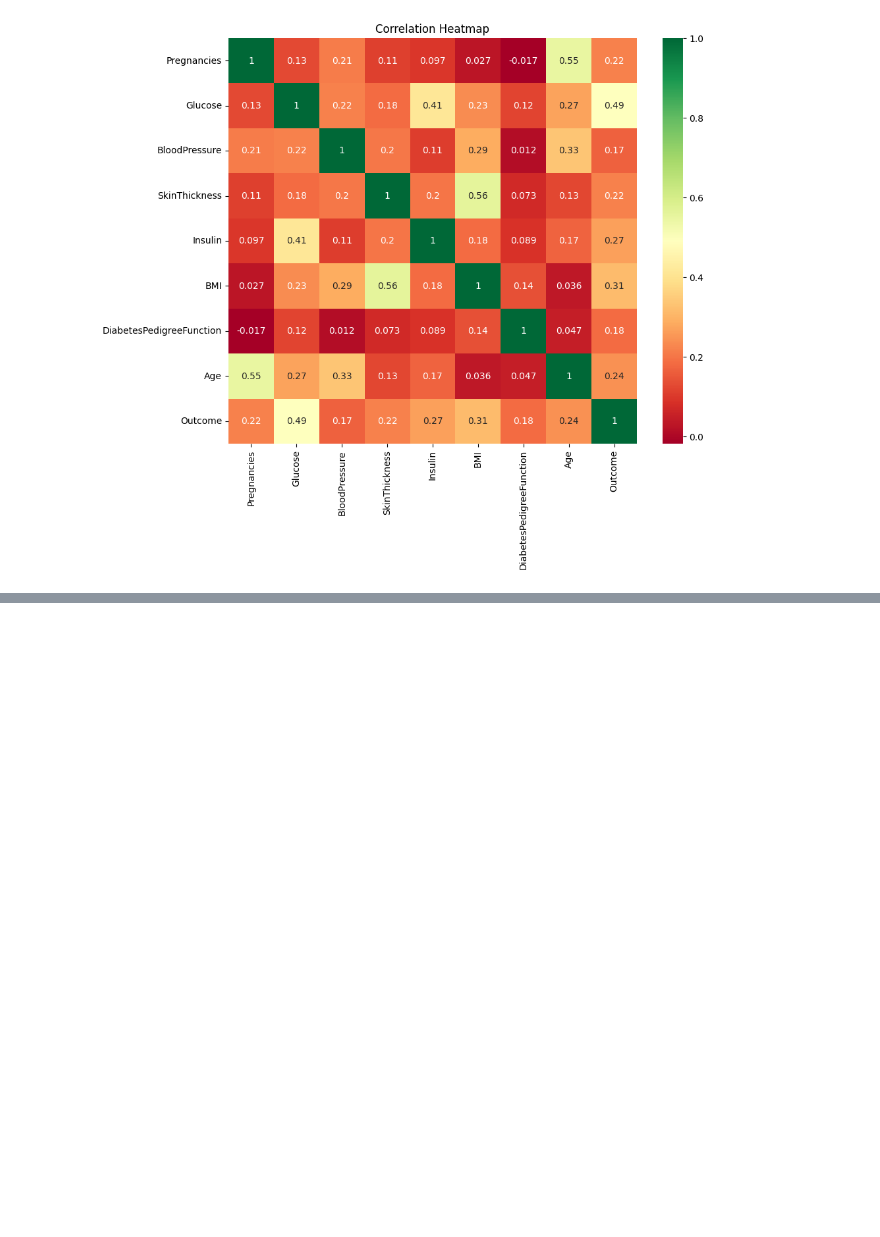
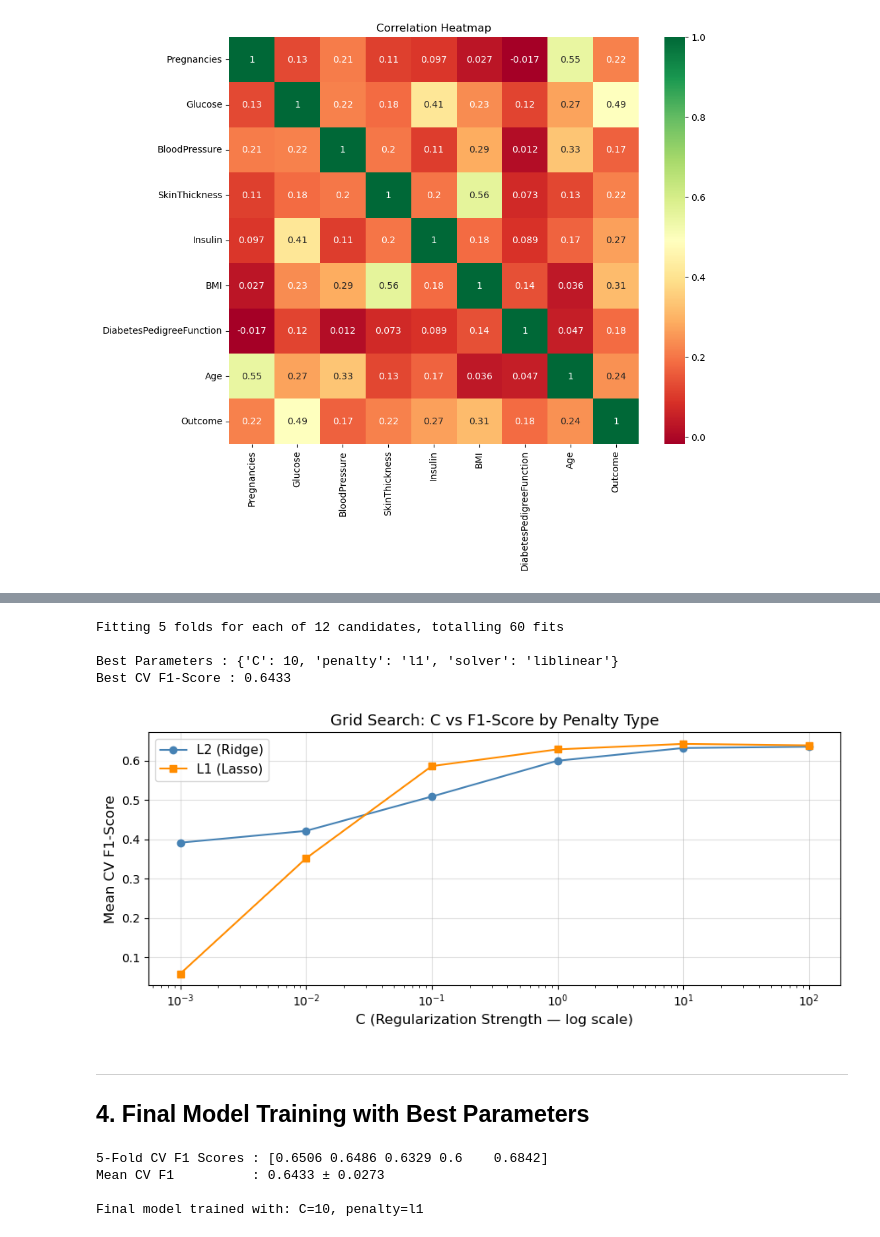
Before and after one commit to RoberRamzy/Classification-for-Pima-Indians-Diabetes-Database, a Jupyter notebook: Lab.ipynb, the cells around one changed output, grey strips where cells are left out. Cells and saved outputs as stored; diff of their text form; code cells hidden in the pictures; blank space fills up the shorter version.

```diff
--- a/Lab.ipynb
+++ b/Lab.ipynb
@@ -232,0 +299,78 @@ Text(0.5, 1.0, 'Correlation Heatmap')
+# %%
+#  Grid Search
+param_grid = {
+    'C'       : [0.001, 0.01, 0.1, 1, 10, 100],
+    'penalty' : ['l1', 'l2'],
+    'solver'  : ['liblinear']   # supports both l1 & l2
+}
+
+grid_search = GridSearchCV(
+    estimator  = LogisticRegression(random_state=42, max_iter=1000),
+    param_grid = param_grid,
+    cv         = 5,
+    scoring    = 'f1',
+    n_jobs     = -1,
+    verbose    = 1
+)
+
+grid_search.fit(X_train, y_train)
+
+print('\nBest Parameters :', grid_search.best_params_)
+print('Best CV F1-Score :', round(grid_search.best_score_, 4))
+# %% [output]
+Fitting 5 folds for each of 12 candidates, totalling 60 fits
+
+Best Parameters : {'C': 10, 'penalty': 'l1', 'solver': 'liblinear'}
+Best CV F1-Score : 0.6433
+# %%
+#  Visualize GridSearch Results
+results_df = pd.DataFrame(grid_search.cv_results_)
+
+# Pivot for heatmap: rows = C, cols = penalty
+pivot_l2 = results_df[results_df['param_penalty'] == 'l2'][['param_C', 'mean_test_score']]
+pivot_l1 = results_df[results_df['param_penalty'] == 'l1'][['param_C', 'mean_test_score']]
+
+C_values = [0.001, 0.01, 0.1, 1, 10, 100]
+
+plt.figure(figsize=(9, 4))
+plt.plot(C_values, pivot_l2['mean_test_score'].values, marker='o', label='L2 (Ridge)', color='steelblue')
+plt.plot(C_values, pivot_l1['mean_test_score'].values, marker='s', label='L1 (Lasso)', color='darkorange')
+plt.xscale('log')
+plt.xlabel('C (Regularization Strength — log scale)', fontsize=12)
+plt.ylabel('Mean CV F1-Score', fontsize=12)
+plt.title('Grid Search: C vs F1-Score by Penalty Type', fontsize=13)
+plt.legend(fontsize=11)
+plt.grid(True, alpha=0.4)
+plt.tight_layout()
+plt.savefig('gridsearch_results.png', dpi=150)
+plt.show()
+# %% [output]
+[figure, added]
+# %% [markdown]
+---
+## 4. Final Model Training with Best Parameters
+# %%
+# Train final model using best hyperparameters
+best_params = grid_search.best_params_
+
+final_model = LogisticRegression(
+    C        = best_params['C'],
+    penalty  = best_params['penalty'],
+    solver   = best_params['solver'],
+    max_iter = 1000,
+    random_state = 42
+)
+
+final_model.fit(X_train, y_train)
+
+# Cross-validation score on training set
+cv_scores = cross_val_score(final_model, X_train, y_train, cv=5, scoring='f1')
+print(f'5-Fold CV F1 Scores : {np.round(cv_scores, 4)}')
+print(f'Mean CV F1          : {cv_scores.mean():.4f} ± {cv_scores.std():.4f}')
+
+print(f'\nFinal model trained with: C={best_params["C"]}, penalty={best_params["penalty"]}')
+# %% [output]
+5-Fold CV F1 Scores : [0.6506 0.6486 0.6329 0.6    0.6842]
+Mean CV F1          : 0.6433 ± 0.0273
+
+Final model trained with: C=10, penalty=l1
```
Also changed, not shown: parts of 29 cells of this notebook, 6 other files.
